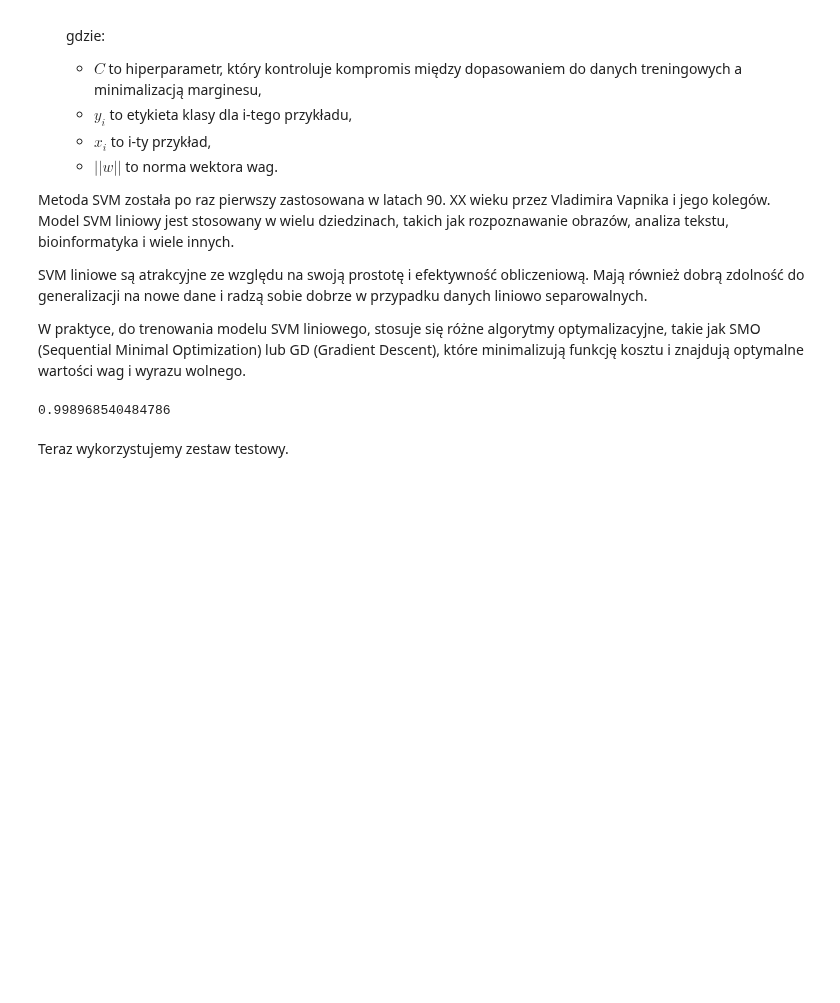
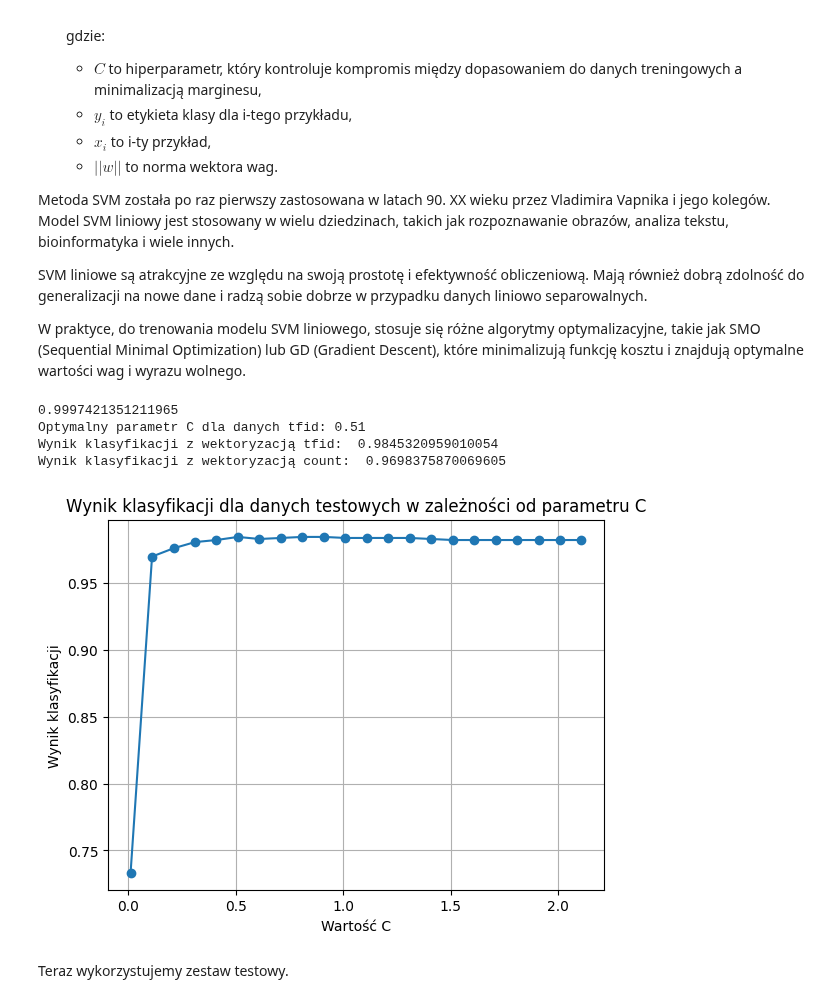
Before and after one commit to patrykzawadzkisggw/mad2, a Jupyter notebook: przyklad.ipynb, the cells around one changed output. Saved outputs shown, nothing was run; the diff lists cells and outputs as text; code cells hidden in the pictures; blank space fills up the shorter version.

Commit message:
Update przyklad.ipynb
Optymalizacja svm

```diff
--- a/przyklad.ipynb
+++ b/przyklad.ipynb
@@ -330,30 +322,62 @@ W praktyce, do trenowania modelu SVM liniowego, stosuje się różne algorytmy o
 # %%
 from sklearn.decomposition import PCA
 from sklearn import svm
+import numpy as np
+import matplotlib.pyplot as plt
 
 # Stwórz PCA transformer.
 pca = PCA(n_components=0.95)  # Możesz zmienić liczbę komponentów.
 
 # Dopasuj PCA do danych treningowych.
 pca.fit(train_data_features_tfid.toarray())
 
 # Przekształć dane treningowe i testowe.
 train_data_pca_tfid = pca.transform(train_data_features_tfid.toarray())
 test_data_pca_tfid = pca.transform(test_data_features_tfid.toarray())
-
-train_data_pca_count = pca.transform(train_data_features_count.toarray())
 test_data_pca_count = pca.transform(test_data_features_count.toarray())
 
-# Stwórz klasyfikator.
-svm_classifier_tfid = svm.SVC(kernel="linear", C=1.0, probability=True)
+# Zakres wartości parametru C do optymalizacji
+C_values = np.arange(0.01, 2.21, 0.1)
 
-# Dopasuj klasyfikator do danych treningowych.
-svm_classifier_tfid.fit(train_data_pca_tfid, train_class)
-svm_classifier=svm_classifier_tfid
+# Lista przechowująca wyniki klasyfikacji dla różnych wartości parametru C dla tfid
+scores_tfid = []
+# Lista przechowująca wyniki klasyfikacji dla różnych wartości parametru C dla count
+scores_count=[]
+
+# Optymalizacja parametru C dla danych tfid
+for C_value in C_values:
+    # Stwórz klasyfikator z aktualną wartością C.
+    svm_classifier_tfid = svm.SVC(kernel="linear", C=C_value, probability=True)
+    # Dopasuj klasyfikator do danych treningowych.
+    svm_classifier_tfid.fit(train_data_pca_tfid, train_class)
+    svm_classifier=svm_classifier_tfid
+    # Otrzymaj wynik klasyfikacji danych testowych.
+    svm_tfid = svm_classifier_tfid.score(test_data_pca_tfid, test_class)
+    svm_count = svm_classifier_tfid.score(test_data_pca_count, test_class)
+    scores_tfid.append(svm_tfid)
+    scores_count.append(svm_count)
+
 # Otrzymaj wynik klasyfikacji danych treningowych.
 print(svm_classifier_tfid.score(train_data_pca_tfid, train_class))
+# Znajdź optymalną wartość parametru C dla danych tfid
+optimal_C_tfid = C_values[np.argmax(scores_tfid)]
+print("Optymalny parametr C dla danych tfid:", optimal_C_tfid)
+print("Wynik klasyfikacji z wektoryzacją tfid: ", np.max(scores_tfid))
+print("Wynik klasyfikacji z wektoryzacją count: ", np.max(scores_count))
+
+# Narysuj wykres zmiany wyniku klasyfikacji dla danych testowych w zależności od wartości parametru C
+plt.plot(C_values, scores_tfid, marker='o')
+plt.title('Wynik klasyfikacji dla danych testowych w zależności od parametru C')
+plt.xlabel('Wartość C')
+plt.ylabel('Wynik klasyfikacji')
+plt.grid(True)
+plt.show()
 # %% [output]
-0.998968540484786
+0.9997421351211965
+Optymalny parametr C dla danych tfid: 0.51
+Wynik klasyfikacji z wektoryzacją tfid:  0.9845320959010054
+Wynik klasyfikacji z wektoryzacją count:  0.9698375870069605
+[figure, added]
 # %% [markdown]
 Teraz wykorzystujemy zestaw testowy.
 # %%
```
Also changed, not shown: parts of 2 cells of this notebook.
